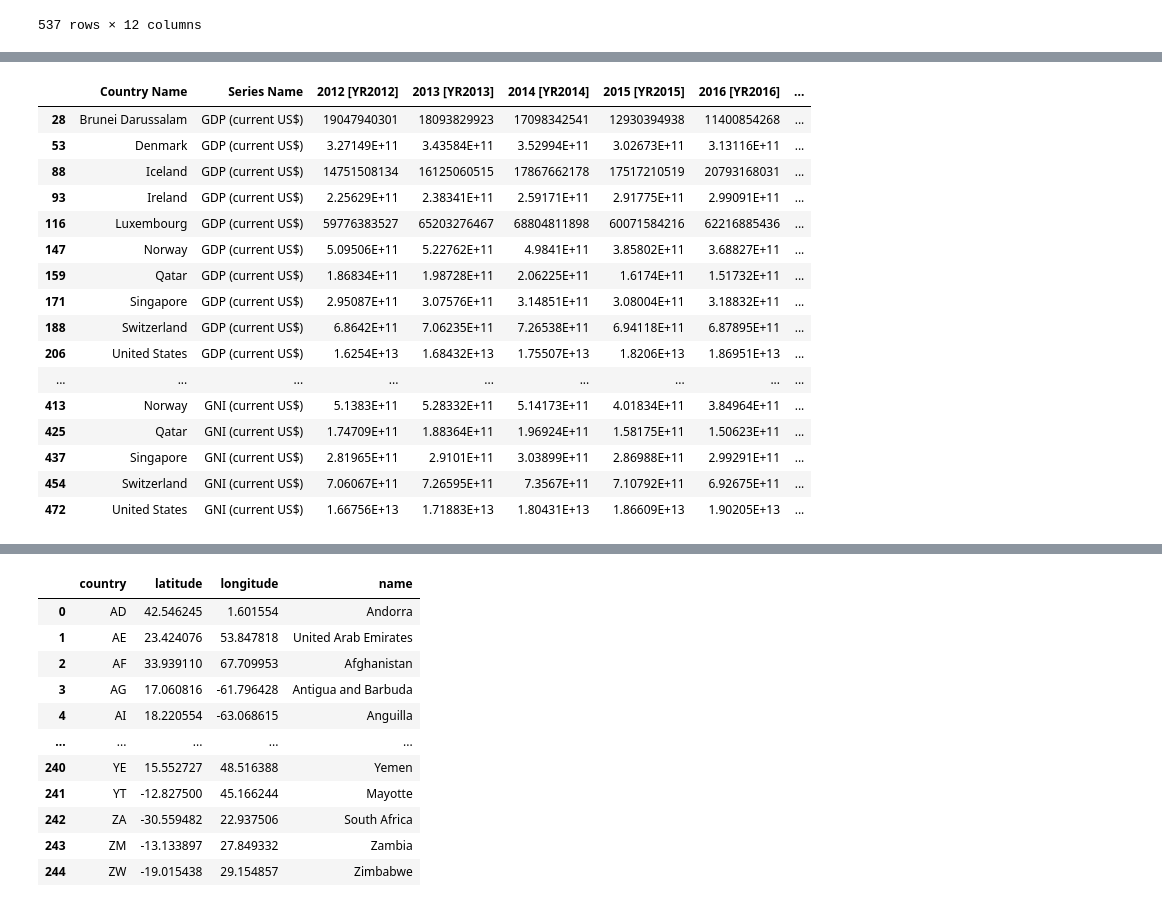
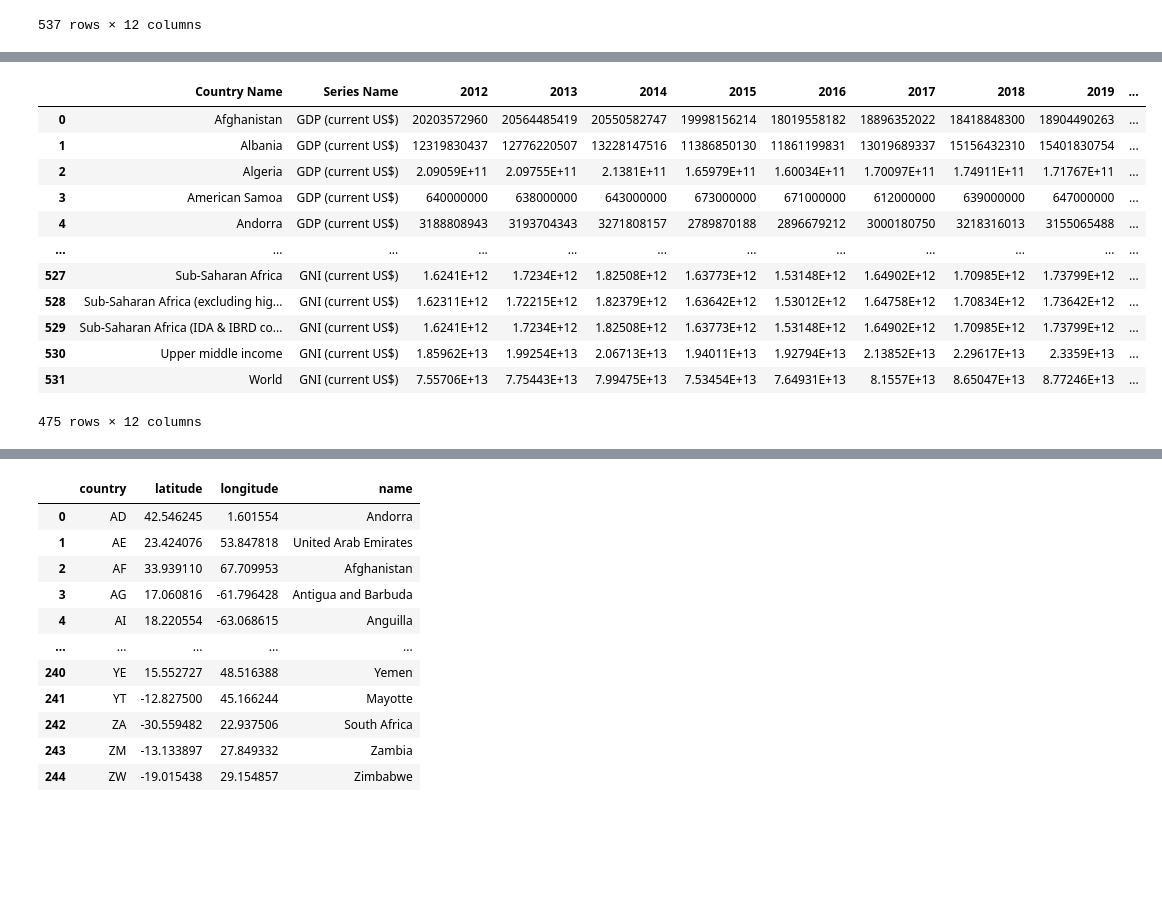
Before and after one commit to rasemanb/prioject3, a Jupyter notebook: Tables/Sql Data.ipynb, the cells around one changed output, grey strips where cells are left out. Drawn from its saved outputs; the diff is of its cells as text; code cells hidden in the pictures; blank space fills up the shorter version.

```diff
--- a/Tables/Sql Data.ipynb
+++ b/Tables/Sql Data.ipynb
@@ -78,21 +60,26 @@ array(['Afghanistan', 'Albania', 'Algeria', 'American Samoa', 'Andorra',
-# %%
-clean_df = drop_df.loc[drop_df['Country Name'].isin(['Luxembourg', 'Ireland', 'Norway', 'Switzerland', 'Qatar', 'Brunei Darussalam', 'Singapore', 'United States', 'Iceland', 'Denmark'])]
-clean_df
-# %% [output]
-|  | Country Name | Series Name | 2012 [YR2012] | 2013 [YR2013] | 2014 [YR2014] | 2015 [YR2015] | 2016 [YR2016] | ... |
-| 28 | Brunei Darussalam | GDP (current US$) | 19047940301 | 18093829923 | 17098342541 | 12930394938 | 11400854268 | ... |
-| 53 | Denmark | GDP (current US$) | 3.27149E+11 | 3.43584E+11 | 3.52994E+11 | 3.02673E+11 | 3.13116E+11 | ... |
-| 88 | Iceland | GDP (current US$) | 14751508134 | 16125060515 | 17867662178 | 17517210519 | 20793168031 | ... |
-| 93 | Ireland | GDP (current US$) | 2.25629E+11 | 2.38341E+11 | 2.59171E+11 | 2.91775E+11 | 2.99091E+11 | ... |
-| 116 | Luxembourg | GDP (current US$) | 59776383527 | 65203276467 | 68804811898 | 60071584216 | 62216885436 | ... |
-| 147 | Norway | GDP (current US$) | 5.09506E+11 | 5.22762E+11 | 4.9841E+11 | 3.85802E+11 | 3.68827E+11 | ... |
-| 159 | Qatar | GDP (current US$) | 1.86834E+11 | 1.98728E+11 | 2.06225E+11 | 1.6174E+11 | 1.51732E+11 | ... |
-| 171 | Singapore | GDP (current US$) | 2.95087E+11 | 3.07576E+11 | 3.14851E+11 | 3.08004E+11 | 3.18832E+11 | ... |
-| 188 | Switzerland | GDP (current US$) | 6.8642E+11 | 7.06235E+11 | 7.26538E+11 | 6.94118E+11 | 6.87895E+11 | ... |
-| 206 | United States | GDP (current US$) | 1.6254E+13 | 1.68432E+13 | 1.75507E+13 | 1.8206E+13 | 1.86951E+13 | ... |
-| ... | ... | ... | ... | ... | ... | ... | ... | ... |
-| 413 | Norway | GNI (current US$) | 5.1383E+11 | 5.28332E+11 | 5.14173E+11 | 4.01834E+11 | 3.84964E+11 | ... |
-| 425 | Qatar | GNI (current US$) | 1.74709E+11 | 1.88364E+11 | 1.96924E+11 | 1.58175E+11 | 1.50623E+11 | ... |
-| 437 | Singapore | GNI (current US$) | 2.81965E+11 | 2.9101E+11 | 3.03899E+11 | 2.86988E+11 | 2.99291E+11 | ... |
-| 454 | Switzerland | GNI (current US$) | 7.06067E+11 | 7.26595E+11 | 7.3567E+11 | 7.10792E+11 | 6.92675E+11 | ... |
-| 472 | United States | GNI (current US$) | 1.66756E+13 | 1.71883E+13 | 1.80431E+13 | 1.86609E+13 | 1.90205E+13 | ... |
+# %%
+rename_df = drop_df.rename(columns = {"2012 [YR2012]":"2012",
+                         "2013 [YR2013]":"2013",
+                         "2014 [YR2014]":"2014",
+                         "2015 [YR2015]":"2015",
+                         "2016 [YR2016]":"2016",
+                         "2017 [YR2017]":"2017",
+                         "2018 [YR2018]":"2018",
+                         "2019 [YR2019]":"2019",
+                         "2020 [YR2020]":"2020",
+                         "2021 [YR2021]":"2021"})
+rename_df
+# %% [output]
+|  | Country Name | Series Name | 2012 | 2013 | 2014 | 2015 | 2016 | 2017 | 2018 | 2019 | ... |
+| 0 | Afghanistan | GDP (current US$) | 20203572960 | 20564485419 | 20550582747 | 19998156214 | 18019558182 | 18896352022 | 18418848300 | 18904490263 | ... |
+| 1 | Albania | GDP (current US$) | 12319830437 | 12776220507 | 13228147516 | 11386850130 | 11861199831 | 13019689337 | 15156432310 | 15401830754 | ... |
+| 2 | Algeria | GDP (current US$) | 2.09059E+11 | 2.09755E+11 | 2.1381E+11 | 1.65979E+11 | 1.60034E+11 | 1.70097E+11 | 1.74911E+11 | 1.71767E+11 | ... |
+| 3 | American Samoa | GDP (current US$) | 640000000 | 638000000 | 643000000 | 673000000 | 671000000 | 612000000 | 639000000 | 647000000 | ... |
+| 4 | Andorra | GDP (current US$) | 3188808943 | 3193704343 | 3271808157 | 2789870188 | 2896679212 | 3000180750 | 3218316013 | 3155065488 | ... |
+| ... | ... | ... | ... | ... | ... | ... | ... | ... | ... | ... | ... |
+| 527 | Sub-Saharan Africa | GNI (current US$) | 1.6241E+12 | 1.7234E+12 | 1.82508E+12 | 1.63773E+12 | 1.53148E+12 | 1.64902E+12 | 1.70985E+12 | 1.73799E+12 | ... |
+| 528 | Sub-Saharan Africa (excluding hig... | GNI (current US$) | 1.62311E+12 | 1.72215E+12 | 1.82379E+12 | 1.63642E+12 | 1.53012E+12 | 1.64758E+12 | 1.70834E+12 | 1.73642E+12 | ... |
+| 529 | Sub-Saharan Africa (IDA & IBRD co... | GNI (current US$) | 1.6241E+12 | 1.7234E+12 | 1.82508E+12 | 1.63773E+12 | 1.53148E+12 | 1.64902E+12 | 1.70985E+12 | 1.73799E+12 | ... |
+| 530 | Upper middle income | GNI (current US$) | 1.85962E+13 | 1.99254E+13 | 2.06713E+13 | 1.94011E+13 | 1.92794E+13 | 2.13852E+13 | 2.29617E+13 | 2.3359E+13 | ... |
+| 531 | World | GNI (current US$) | 7.55706E+13 | 7.75443E+13 | 7.99475E+13 | 7.53454E+13 | 7.64931E+13 | 8.1557E+13 | 8.65047E+13 | 8.77246E+13 | ... |
+475 rows × 12 columns
```
Also changed, not shown: parts of 7 cells of this notebook.
